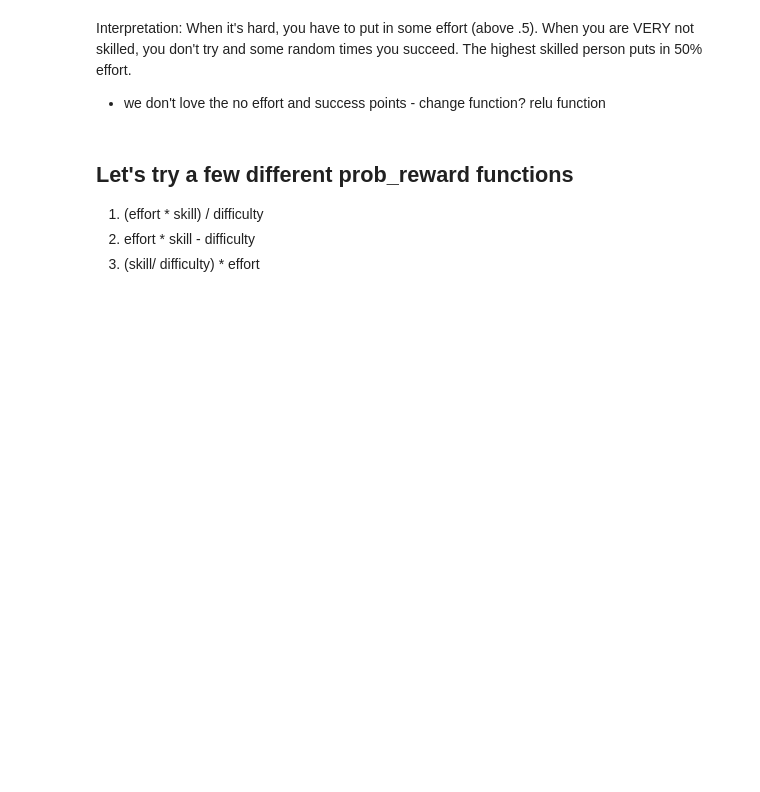
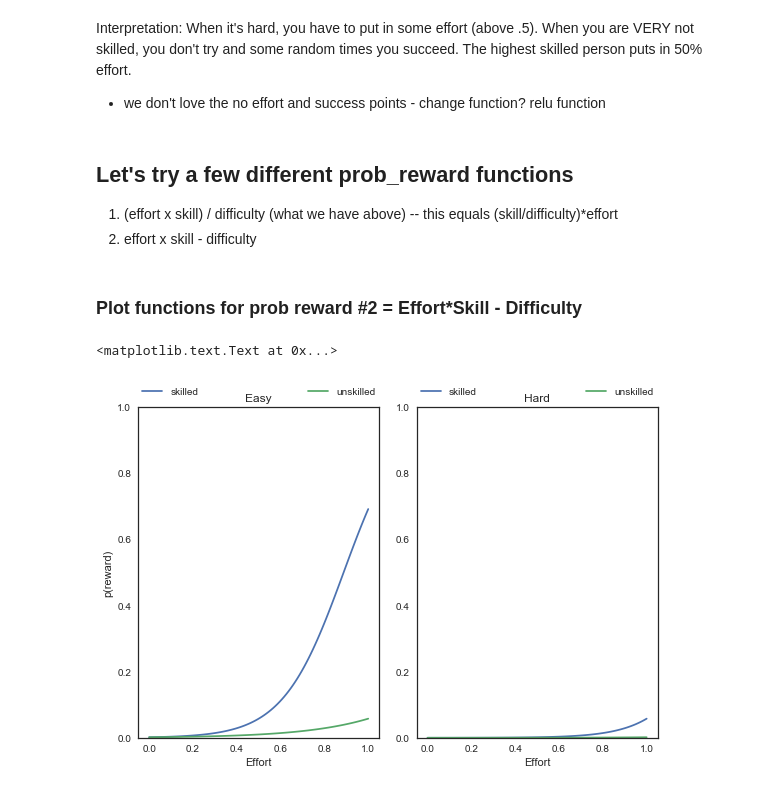
Before and after one commit to jlnrd/Effort, a Jupyter notebook: Inferring_Comp_Exp1.ipynb, the cells around one changed output. Drawn from its saved outputs; the diff is of its cells as text; code cells hidden in the pictures; blank space fills up the shorter version.

```diff
--- a/Inferring_Comp_Exp1.ipynb
+++ b/Inferring_Comp_Exp1.ipynb
@@ -291,9 +289,8 @@ Interpretation: When it's hard, you have to put in some effort (above .5). When
 # %% [markdown]
 ## Let's try a few different prob_reward functions
 
-1. (effort * skill) / difficulty
-2. effort * skill - difficulty
-3. (skill/ difficulty) * effort
+1. (effort x skill) / difficulty (what we have above) -- this equals (skill/difficulty)*effort
+2. effort x skill - difficulty
 # %%
 def prob_reward2(e,diff,skill, A, B):
     """Return the probability of getting the reward -->effort * skill - difficulty
@@ -342,0 +317,28 @@ def prob_reward3(e,diff,skill, A, B):
+# %% [markdown]
+### Plot functions for prob reward #2 = Effort*Skill - Difficulty
+# %%
+es=np.linspace(0,1,100)
+p0 = [prob_reward2(e,easy,unskilled, A, B) for e in es]
+p1 = [prob_reward2(e,easy,skilled,A, B) for e in es]
+
+plt.subplot(1,2,1)
+plt.plot(es, p1, label = "skilled")
+plt.plot(es,p0, label = "unskilled")
+plt.ylim([0,1])
+plt.legend(bbox_to_anchor=(0., 1.02, 1., .102), loc=3,
+           ncol=2, mode="expand", borderaxespad=0.)
+plt.xlabel('Effort') ; plt.ylabel('p(reward)'); plt.title('Easy')
+
+p0 = [prob_reward2(e,hard,unskilled,A, B) for e in es]
+p1 = [prob_reward2(e,hard,skilled,A, B) for e in es]
+plt.subplot(1,2,2)
+plt.plot(es, p1, label = "skilled")
+plt.plot(es,p0,label = "unskilled")
+plt.tight_layout()
+plt.ylim([0,1])
+plt.legend(bbox_to_anchor=(0., 1.02, 1., .102), loc=3,
+           ncol=2, mode="expand", borderaxespad=0.)
+plt.xlabel('Effort') ;  plt.title('Hard')
+# %% [output]
+<matplotlib.text.Text at 0x...>
+[figure, added]
```
Also changed, not shown: parts of 10 cells of this notebook.
